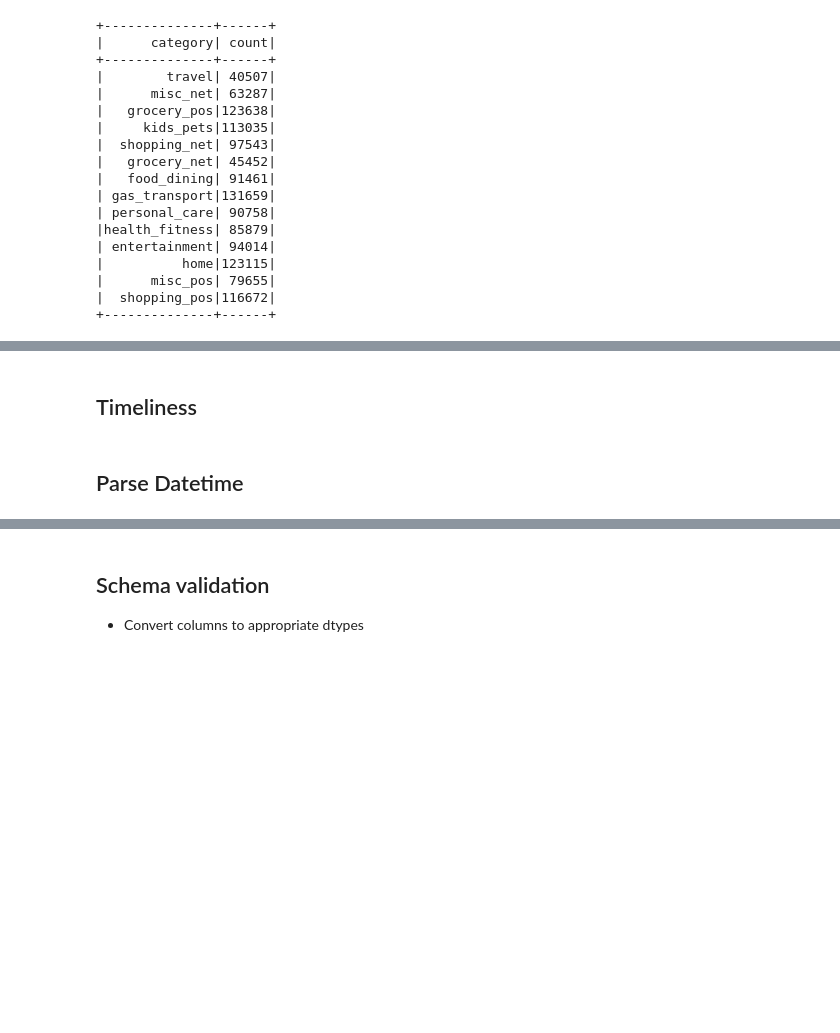
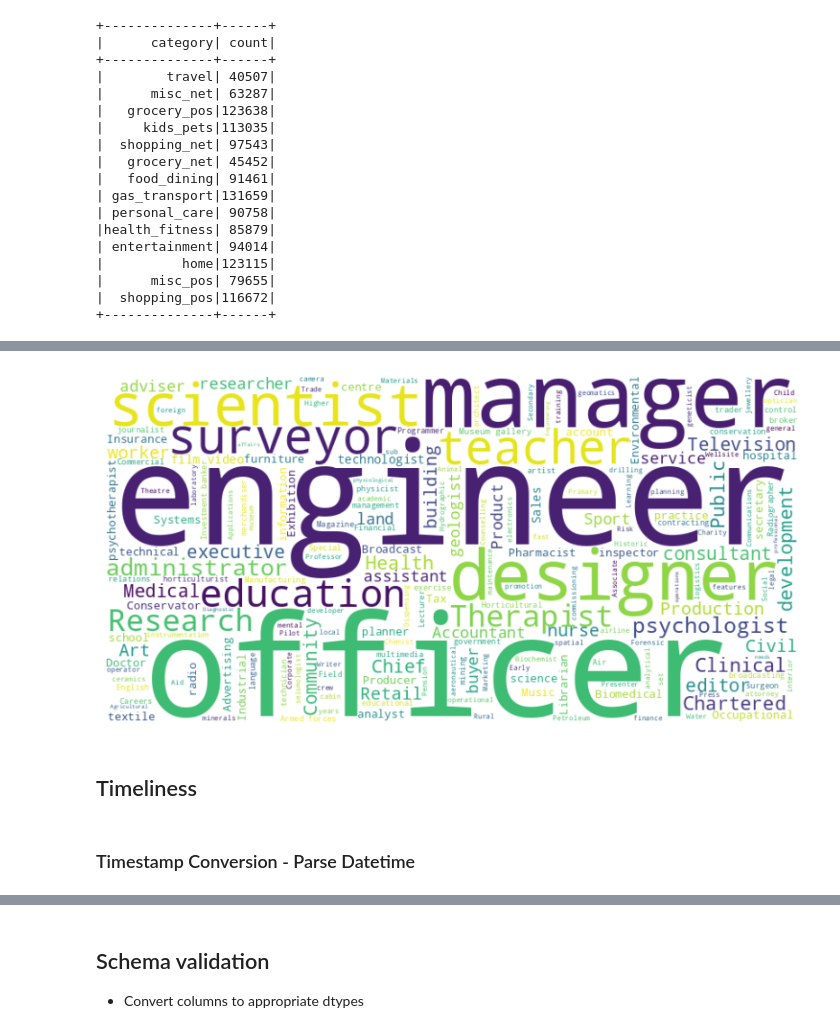
Before and after one commit to kennysimsj/cc_sample, a Jupyter notebook: cc_analytics_sample.ipynb, the cells around one changed output, grey strips where cells are left out. Saved outputs shown, nothing was run; the diff lists cells and outputs as text; code cells hidden in the pictures; blank space fills up the shorter version.

```diff
--- a/cc_analytics_sample.ipynb
+++ b/cc_analytics_sample.ipynb
@@ -420,10 +522,26 @@ stg_df.groupBy("job").count().sort(desc("count")).show()
 |Magazine features...| 6602|
 +--------------------+-----+
 only showing top 20 rows
+# %%
+# Collect the text column values to driver as a list
+text_list = stg_df.select("job").distinct().rdd.flatMap(lambda x: x).collect()
+
+# Combine all texts into one string
+text = " ".join([str(t) for t in text_list if t])  # Remove nulls
+
+# Generate the word cloud
+wordcloud = WordCloud(width=800, height=400, background_color='white').generate(text)
+
+plt.figure(figsize=(10,5))
+plt.imshow(wordcloud, interpolation='bilinear')
+plt.axis('off')
+plt.show()
+# %% [output]
+[figure, added]
 # %% [markdown]
 ## Timeliness
 # %% [markdown]
-## Parse Datetime
+### Timestamp Conversion - Parse Datetime
 # %%
 # Parse datetime string to datetime cols - including dob to be date col
 datetime_cols = ["merch_eff_time", "trans_date_trans_time", "merch_last_update_time"]
```
Also changed, not shown: parts of 74 cells of this notebook.
